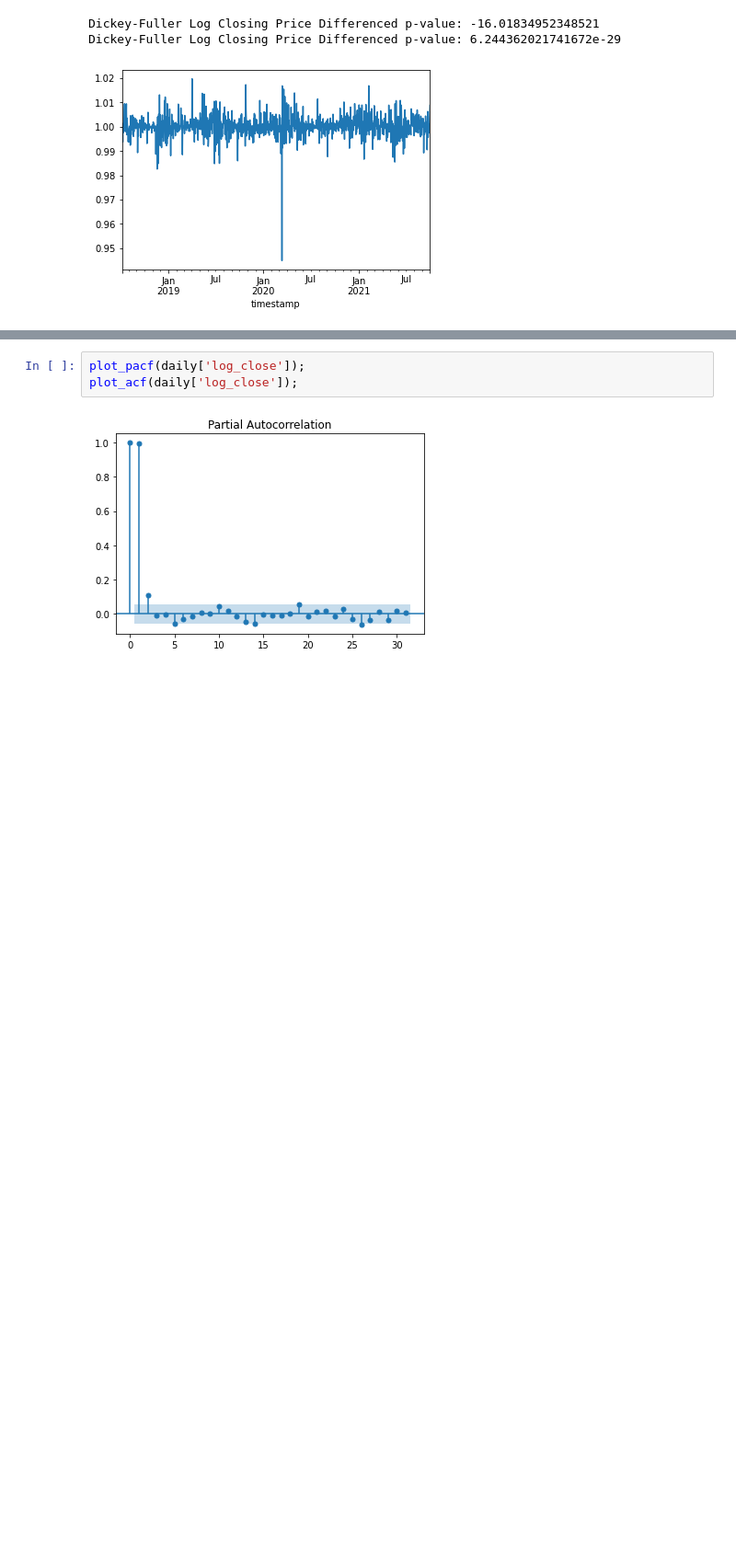
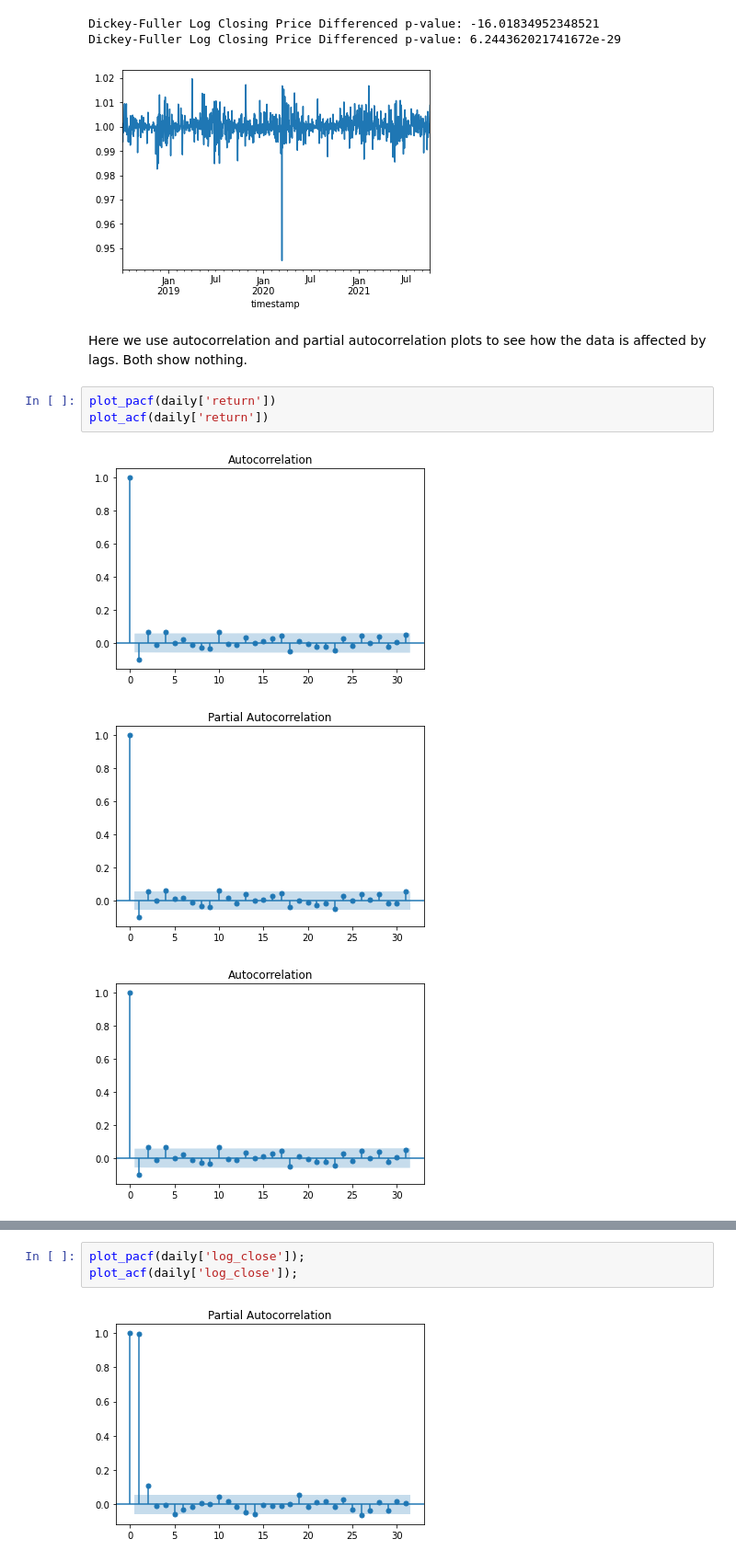
Before and after one commit to tjbray20/Cryptocurrency_Time_Series, a Jupyter notebook: TJNotebook.ipynb, the cells around one changed output, grey strips where cells are left out. Shown at 92% size. Drawn from its saved outputs; the diff is of its cells as text; blank space fills up the shorter version.

Commit message:
add Markdown and Visuals

```diff
--- a/TJNotebook.ipynb
+++ b/TJNotebook.ipynb
@@ -229,3 +224,12 @@ daily['log_close_diff'].plot();
 Dickey-Fuller Log Closing Price Differenced p-value: -16.01834952348521
 Dickey-Fuller Log Closing Price Differenced p-value: 6.244362021741672e-29
 [figure]
+# %% [markdown]
+Here we use autocorrelation and partial autocorrelation plots to see how the data is affected by lags. Both show nothing.
+# %%
+plot_pacf(daily['return'])
+plot_acf(daily['return'])
+# %% [output]
+[figure, added]
+[figure, added]
+[figure, added]
```
Also changed, not shown: parts of 23 cells of this notebook, 4 other files.
